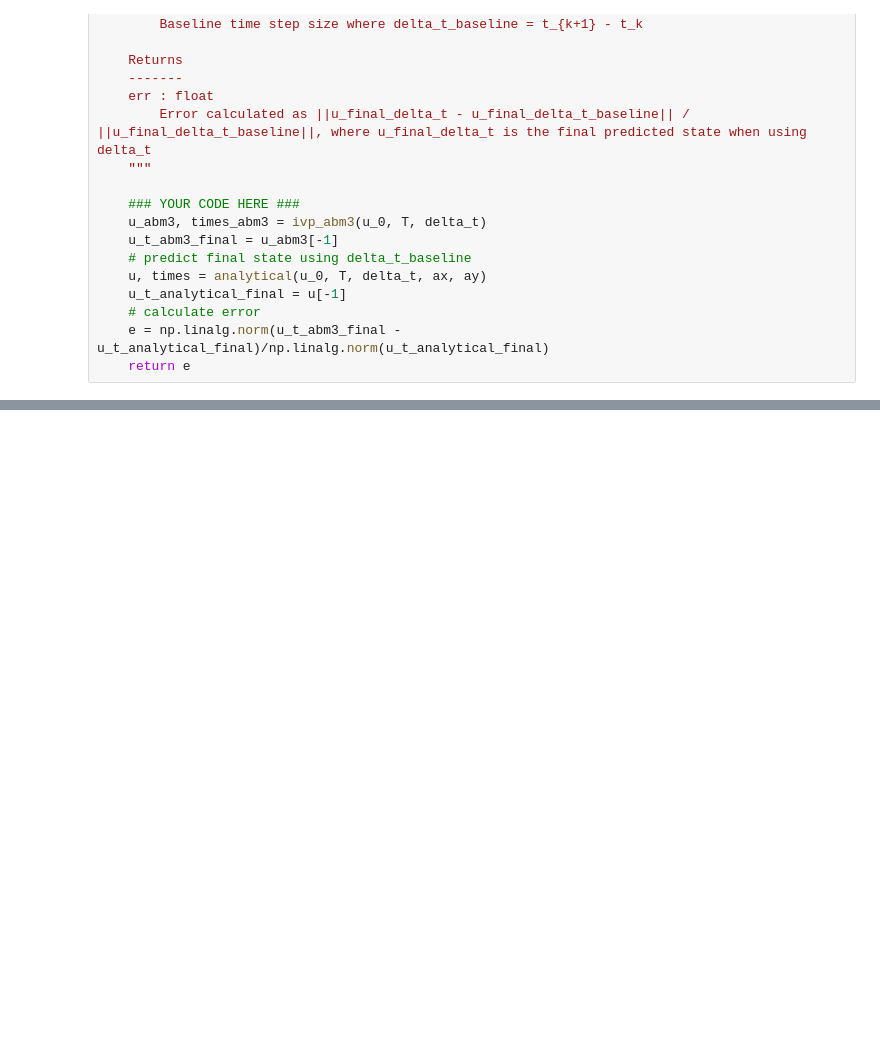
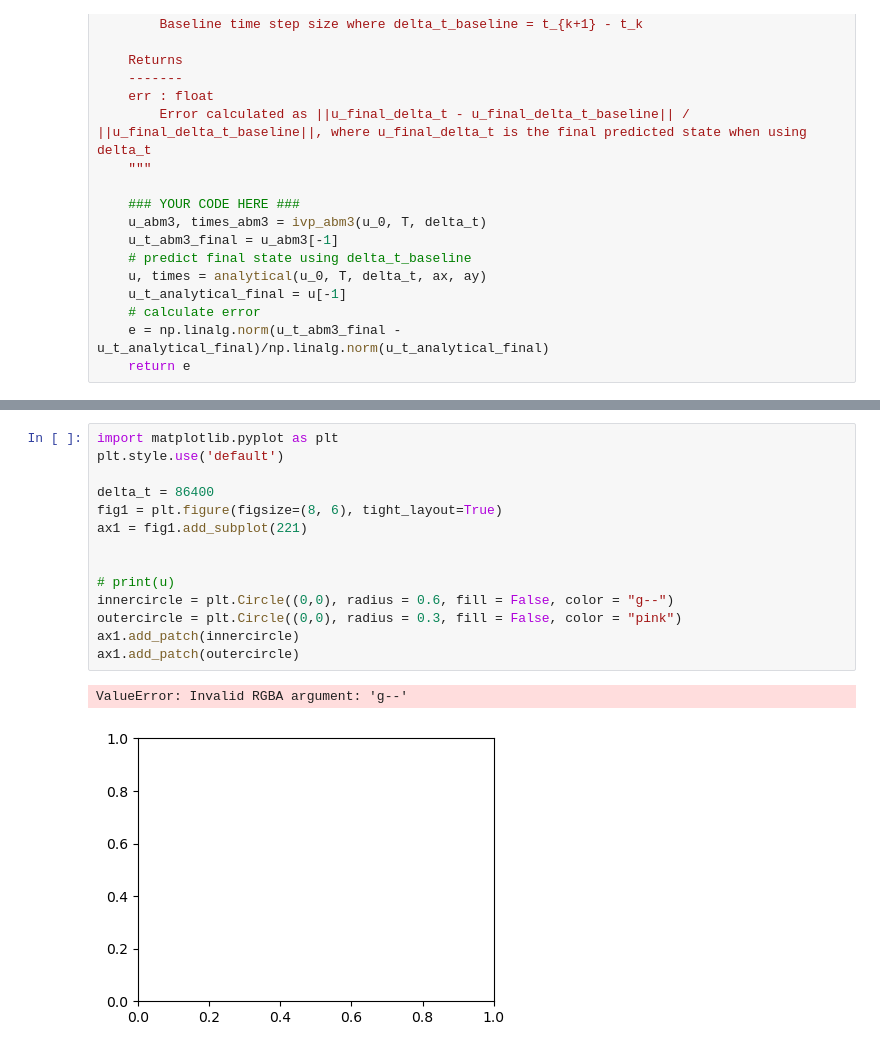
Before and after one commit to Zoinkadoinka/AE370-Project-1, a Jupyter notebook: Mega Jupiter Code.ipynb, the cells around one changed output, grey strips where cells are left out. Saved outputs shown, nothing was run; the diff lists cells and outputs as text; blank space fills up the shorter version.

```diff
--- a/Mega Jupiter Code.ipynb
+++ b/Mega Jupiter Code.ipynb
@@ -217,0 +249,17 @@ ax1.legend()
+# %%
+import matplotlib.pyplot as plt
+plt.style.use('default')
+
+delta_t = 86400
+fig1 = plt.figure(figsize=(8, 6), tight_layout=True)
+ax1 = fig1.add_subplot(221)
+
+
+# print(u)
+innercircle = plt.Circle((0,0), radius = 0.6, fill = False, color = "g--")
+outercircle = plt.Circle((0,0), radius = 0.3, fill = False, color = "pink")
+ax1.add_patch(innercircle)
+ax1.add_patch(outercircle)
+# %% [output]
+ValueError: Invalid RGBA argument: 'g--'
+[figure, added]
```
Also changed, not shown: parts of 3 cells of this notebook.
